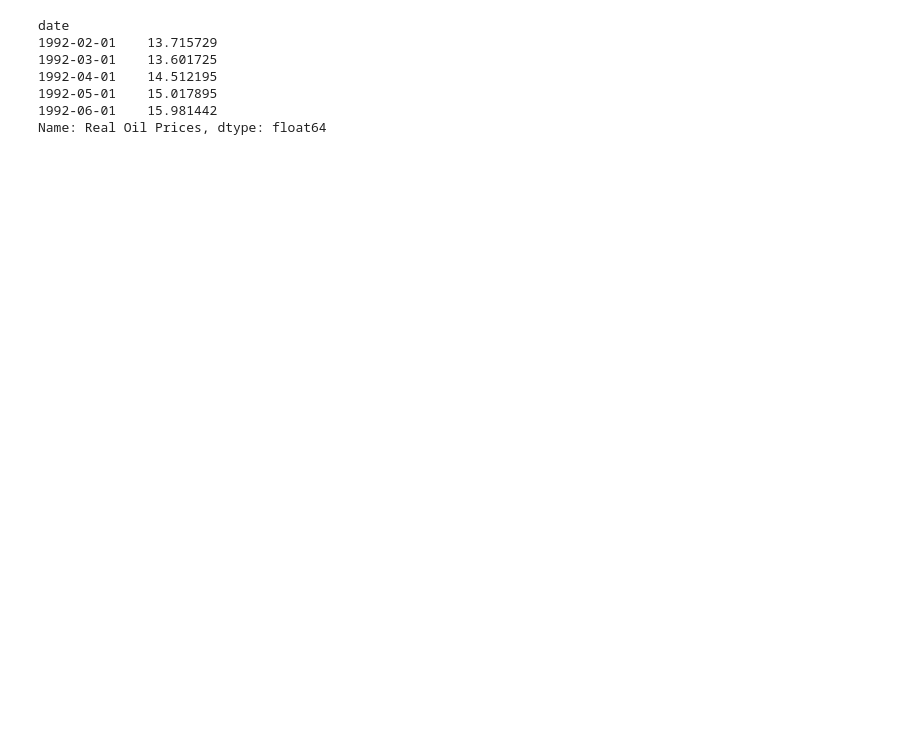
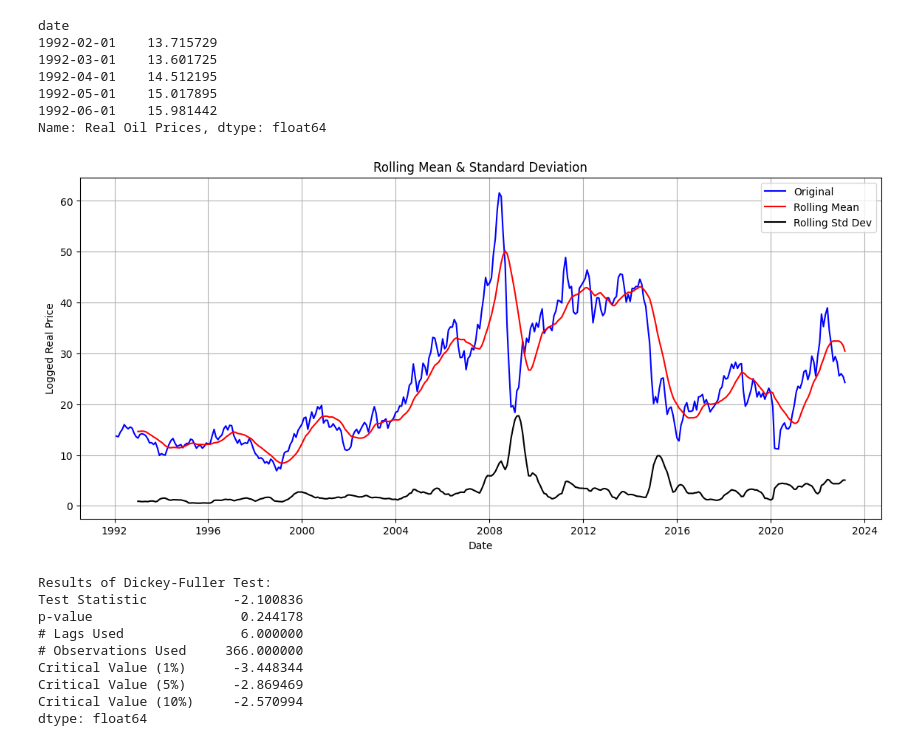
Before and after one commit to Hutto04/The-Oval-Table, a Jupyter notebook: Bruce/Models/arima_model.ipynb, the cells around one changed output. Cells and saved outputs as stored; diff of their text form; code cells hidden in the pictures; blank space fills up the shorter version.

```diff
--- a/Bruce/Models/arima_model.ipynb
+++ b/Bruce/Models/arima_model.ipynb
@@ -3,15 +3,15 @@ import pandas as pd
 import numpy as np
 
 # Load the dataset again
-data_logged = pd.read_csv('C:/Users/bruce/Desktop/GitHub/The-Oval-Table/Bruce/Data/clean_oil_prediction_data.csv')
+data_logged = pd.read_csv('../../Bruce/Data/clean_oil_prediction_data.csv')
 
 # Extract the 'date' column for indexing and the 'Real Price' column for our time series data
 data_logged['date'] = pd.to_datetime(data_logged['date'])
 data_logged.set_index('date', inplace=True)
-real_price_series = data_logged['Real Oil Prices']
+ts = data_logged['Real Oil Prices']
 
 # Display the first few rows of the time series data
-real_price_series.head()
+ts.head()
 # %% [output]
 date
 1992-02-01    13.715729
@@ -20,3 +20,46 @@ date
 1992-05-01    15.017895
 1992-06-01    15.981442
 Name: Real Oil Prices, dtype: float64
+# %%
+from statsmodels.tsa.stattools import adfuller
+
+# Check for stationarity
+def check_stationarity(timeseries):
+
+    # Determine rolling statistics
+    rolmean = timeseries.rolling(window=12).mean()
+    rolstd = timeseries.rolling(window=12).std()
+
+    # Plot rolling statistics
+    plt.figure(figsize=(14, 6))
+    plt.plot(timeseries, color='blue', label='Original')
+    plt.plot(rolmean, color='red', label='Rolling Mean')
+    plt.plot(rolstd, color='black', label='Rolling Std Dev')
+    plt.legend(loc='best')
+    plt.title('Rolling Mean & Standard Deviation')
+    plt.ylabel('Logged Real Price')
+    plt.xlabel('Date')
+    plt.grid(True)
+    plt.show()
+
+    # Perform Dickey-Fuller test
+    print('Results of Dickey-Fuller Test:')
+    dftest = adfuller(timeseries, autolag='AIC')
+    dfoutput = pd.Series(dftest[0:4],
+                         index=['Test Statistic', 'p-value', '# Lags Used', '# Observations Used'])
+    for key, value in dftest[4].items():
+        dfoutput['Critical Value (%s)' %key] = value
+    print(dfoutput)
+
+check_stationarity(real_price_series)
+# %% [output]
+[figure, added]
+Results of Dickey-Fuller Test:
+Test Statistic           -2.100836
+p-value                   0.244178
+# Lags Used               6.000000
+# Observations Used     366.000000
+Critical Value (1%)      -3.448344
+Critical Value (5%)      -2.869469
+Critical Value (10%)     -2.570994
+dtype: float64
```
Also changed, not shown: parts of 9 cells of this notebook, 1 other file.
